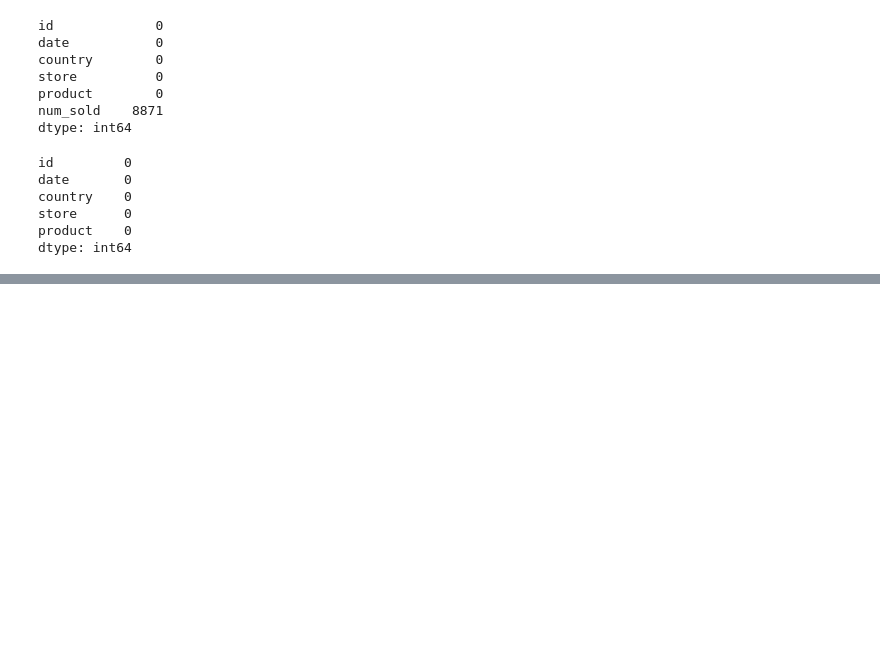
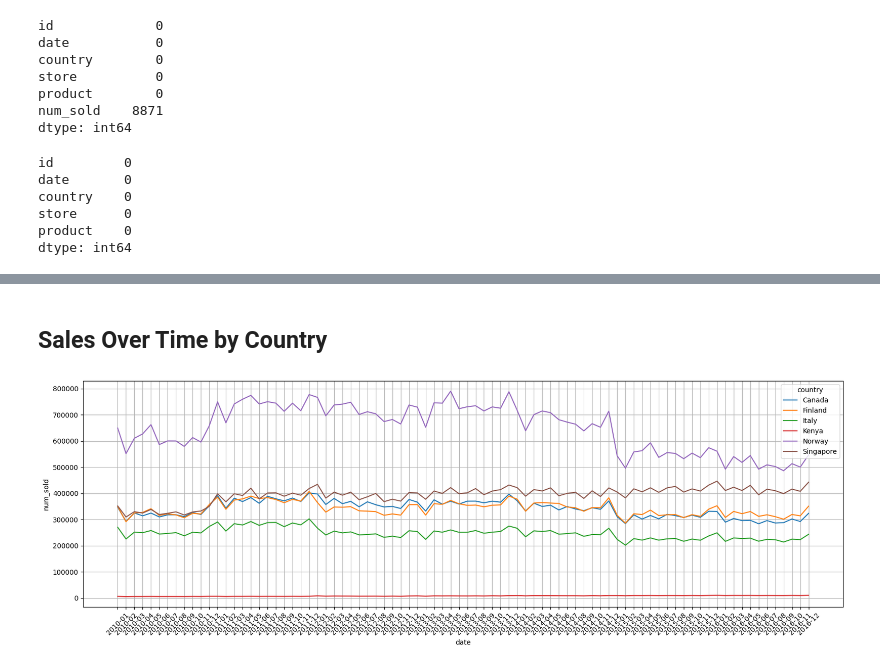
Before and after one commit to Koda98/sticker-sales-forecasting, a Jupyter notebook: notebook.ipynb, the cells around one changed output, grey strips where cells are left out. Saved outputs shown, nothing was run; the diff lists cells and outputs as text; code cells hidden in the pictures; blank space fills up the shorter version.

```diff
--- a/notebook.ipynb
+++ b/notebook.ipynb
@@ -41,0 +169,13 @@ dtype: int64
+# %% [markdown]
+## Sales Over Time by Country
+# %%
+plt.figure(figsize = (20, 6))
+
+sns.lineplot(data = df_train.groupby([df_train.date.dt.strftime('%Y-%m'), df_train.country])['num_sold'].sum().reset_index(),
+                  x='date',
+                  y='num_sold',
+                  hue='country')
+plt.grid()
+plt.xticks(rotation = 45);
+# %% [output]
+[figure, added]
```
Also changed, not shown: parts of 21 cells of this notebook.
